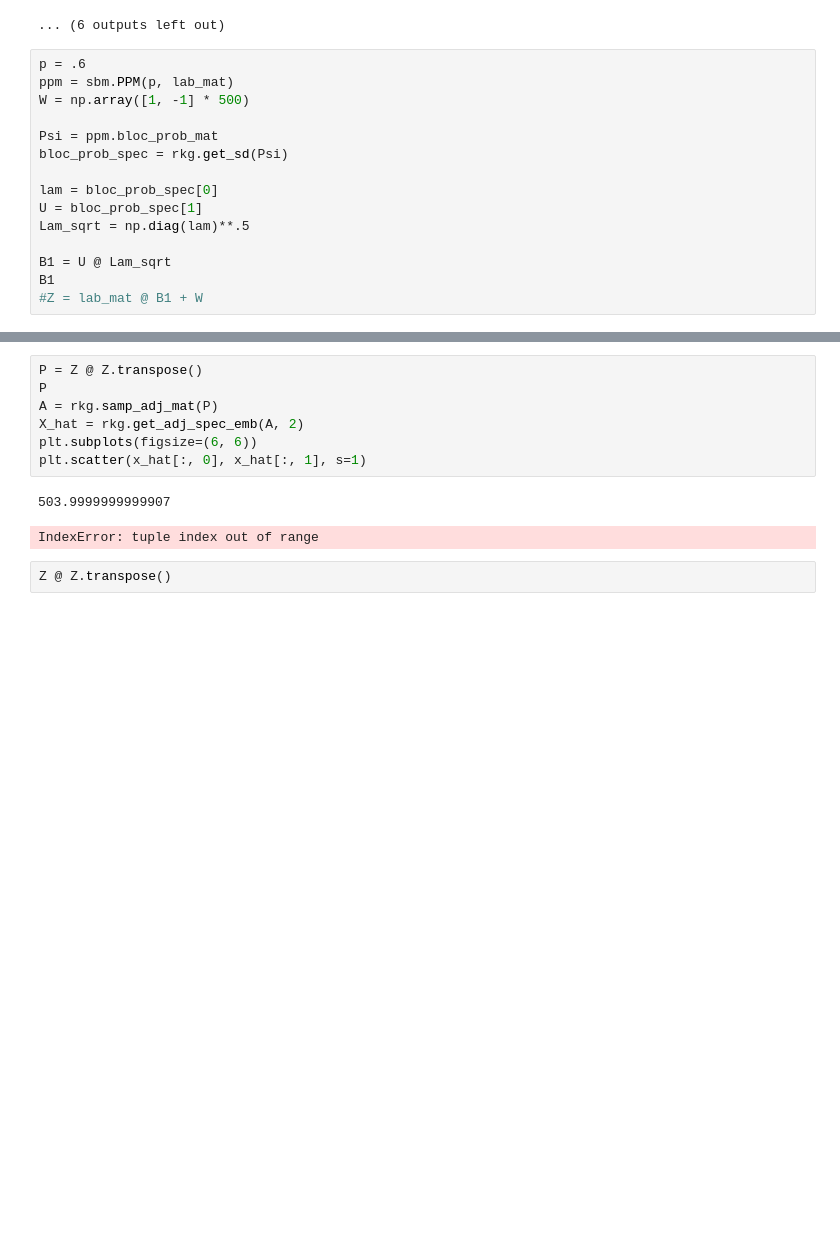
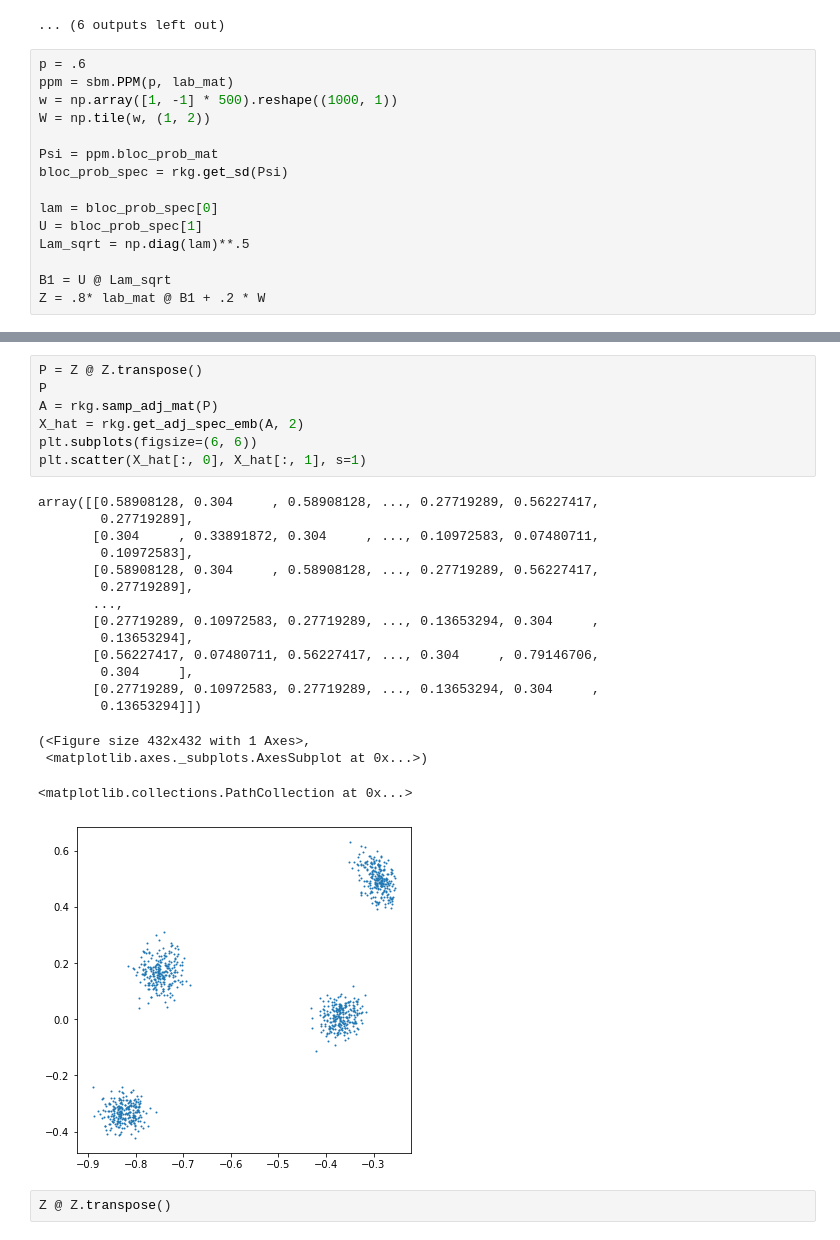
Before and after one commit to carsonaj/pynest, a Jupyter notebook: sbm.ipynb, the cells around one changed output, grey strips where cells are left out. Cells and saved outputs as stored; diff of their text form; blank space fills up the shorter version.

```diff
--- a/sbm.ipynb
+++ b/sbm.ipynb
@@ -43,7 +79,8 @@ for p in [.51, .6, .7, .8, .9, .99]:
 # %%
 p = .6
 ppm = sbm.PPM(p, lab_mat)
-W = np.array([1, -1] * 500)
+w = np.array([1, -1] * 500).reshape((1000, 1))
+W = np.tile(w, (1, 2))
 
 Psi = ppm.bloc_prob_mat
 bloc_prob_spec = rkg.get_sd(Psi)
@@ -53,5 +90,4 @@ U = bloc_prob_spec[1]
 Lam_sqrt = np.diag(lam)**.5
 
 B1 = U @ Lam_sqrt
-B1
-#Z = lab_mat @ B1 + W
+Z = .8* lab_mat @ B1 + .2 * W
@@ -61,13 +113,28 @@ array([[ 0.70710678, -0.31622777],
 # %%
 P = Z @ Z.transpose()
 P
 A = rkg.samp_adj_mat(P)
 X_hat = rkg.get_adj_spec_emb(A, 2)
 plt.subplots(figsize=(6, 6))
-plt.scatter(x_hat[:, 0], x_hat[:, 1], s=1)
+plt.scatter(X_hat[:, 0], X_hat[:, 1], s=1)
 # %% [output]
-503.9999999999907
+array([[0.58908128, 0.304     , 0.58908128, ..., 0.27719289, 0.56227417,
+        0.27719289],
+       [0.304     , 0.33891872, 0.304     , ..., 0.10972583, 0.07480711,
+        0.10972583],
+       [0.58908128, 0.304     , 0.58908128, ..., 0.27719289, 0.56227417,
+        0.27719289],
+       ...,
+       [0.27719289, 0.10972583, 0.27719289, ..., 0.13653294, 0.304     ,
+        0.13653294],
+       [0.56227417, 0.07480711, 0.56227417, ..., 0.304     , 0.79146706,
+        0.304     ],
+       [0.27719289, 0.10972583, 0.27719289, ..., 0.13653294, 0.304     ,
+        0.13653294]])
-IndexError: tuple index out of range
+(<Figure size 432x432 with 1 Axes>,
+ <matplotlib.axes._subplots.AxesSubplot at 0x...>)
+<matplotlib.collections.PathCollection at 0x...>
+[figure, added]
 # %%
 Z @ Z.transpose()
 # %% [output]
```
Also changed, not shown: parts of 5 cells of this notebook, 2 other files.
